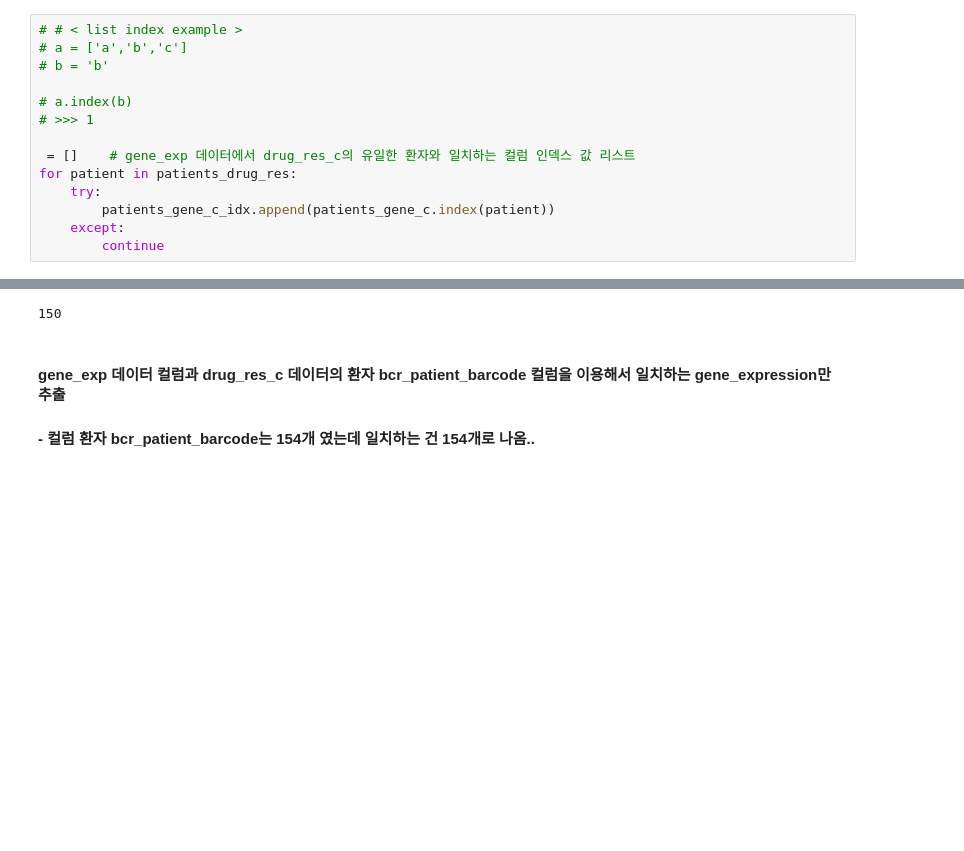
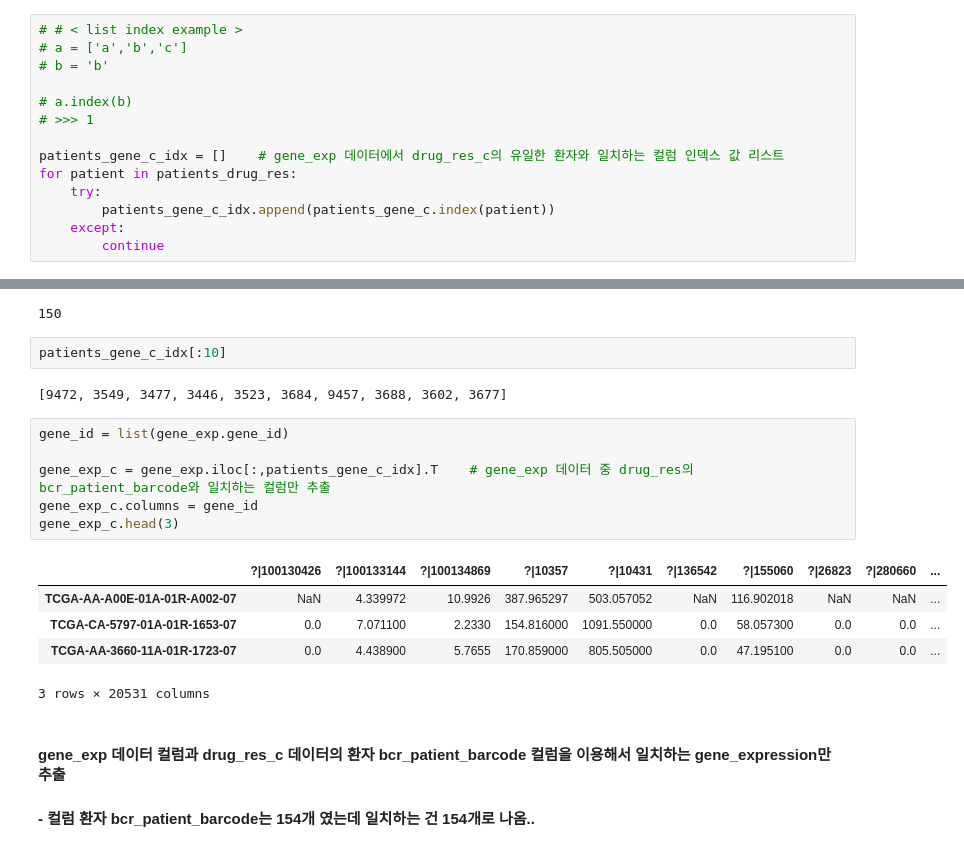
Before and after one commit to Dohyeon0224/SwUniv_CancerGene_Analysis, a Jupyter notebook: Colab_Notebook/TCGA_durg_res,_gene_exp_SUHO.ipynb, the cells around one changed output, grey strips where cells are left out. Drawn from its saved outputs; the diff is of its cells as text; blank space fills up the shorter version.

Commit message:
gene_exp 데이터에서 drug_res_c에 있는 환자 데이터만 추출

```diff
--- a/Colab_Notebook/TCGA_durg_res,_gene_exp_SUHO.ipynb
+++ b/Colab_Notebook/TCGA_durg_res,_gene_exp_SUHO.ipynb
@@ -399,7 +406,7 @@ patients_gene_c[0]
 # a.index(b)
 # >>> 1
 
- = []    # gene_exp 데이터에서 drug_res_c의 유일한 환자와 일치하는 컬럼 인덱스 값 리스트
+patients_gene_c_idx = []    # gene_exp 데이터에서 drug_res_c의 유일한 환자와 일치하는 컬럼 인덱스 값 리스트
 for patient in patients_drug_res:
     try:
         patients_gene_c_idx.append(patients_gene_c.index(patient))
@@ -409,6 +416,22 @@ for patient in patients_drug_res:
 len(patients_gene_c_idx)
 # %% [output]
 150
+# %%
+patients_gene_c_idx[:10]
+# %% [output]
+[9472, 3549, 3477, 3446, 3523, 3684, 9457, 3688, 3602, 3677]
+# %%
+gene_id = list(gene_exp.gene_id)
+
+gene_exp_c = gene_exp.iloc[:,patients_gene_c_idx].T    # gene_exp 데이터 중 drug_res의 bcr_patient_barcode와 일치하는 컬럼만 추출
+gene_exp_c.columns = gene_id
+gene_exp_c.head(3)
+# %% [output]
+|  | ?|100130426 | ?|100133144 | ?|100134869 | ?|10357 | ?|10431 | ?|136542 | ?|155060 | ?|26823 | ?|280660 | ... |
+| TCGA-AA-A00E-01A-01R-A002-07 | NaN | 4.339972 | 10.9926 | 387.965297 | 503.057052 | NaN | 116.902018 | NaN | NaN | ... |
+| TCGA-CA-5797-01A-01R-1653-07 | 0.0 | 7.071100 | 2.2330 | 154.816000 | 1091.550000 | 0.0 | 58.057300 | 0.0 | 0.0 | ... |
+| TCGA-AA-3660-11A-01R-1723-07 | 0.0 | 4.438900 | 5.7655 | 170.859000 | 805.505000 | 0.0 | 47.195100 | 0.0 | 0.0 | ... |
+3 rows × 20531 columns
 # %% [markdown]
 #### gene_exp 데이터 컬럼과 drug_res_c 데이터의 환자 bcr_patient_barcode 컬럼을 이용해서 일치하는 gene_expression만 추출
 #### - 컬럼 환자 bcr_patient_barcode는 154개 였는데 일치하는 건 154개로 나옴..
```
Also changed, not shown: parts of 5 cells of this notebook.
